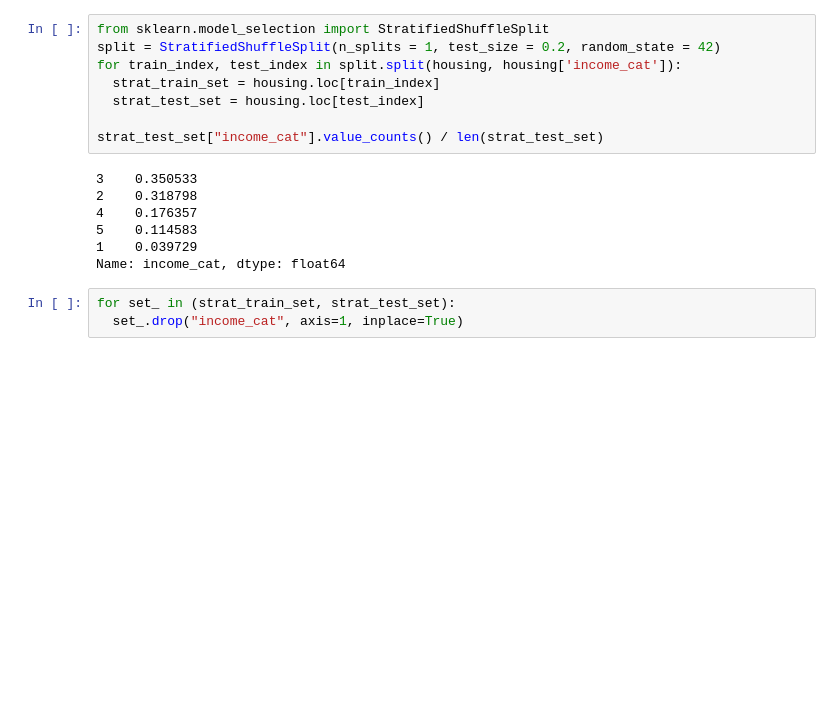
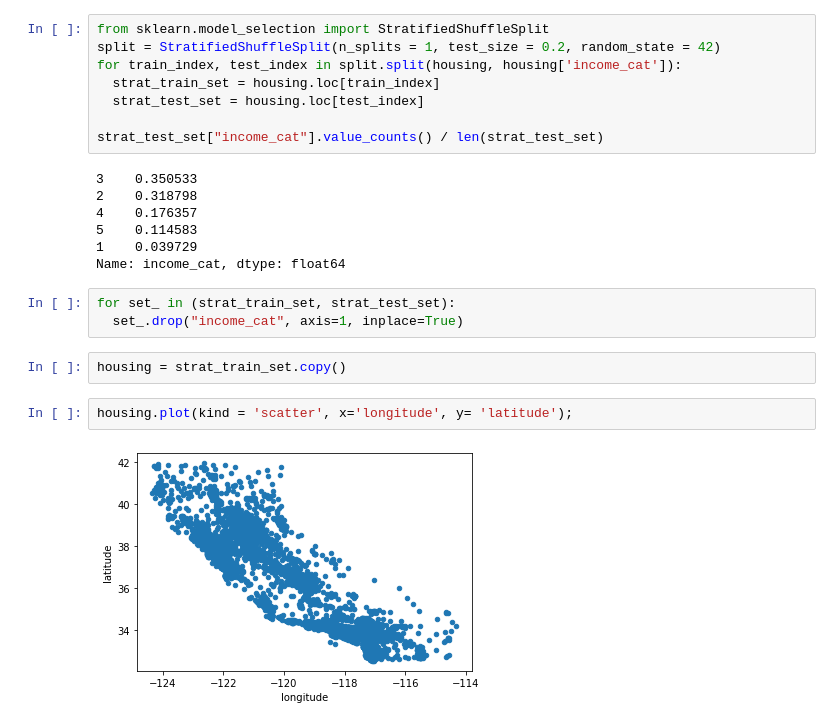
Before and after one commit to KazumaShachou/MachineLearningAndDeepLeaning, a Jupyter notebook: Machine_Learning.ipynb, the cells around one changed output. Drawn from its saved outputs; the diff is of its cells as text; blank space fills up the shorter version.

```diff
--- a/Machine_Learning.ipynb
+++ b/Machine_Learning.ipynb
@@ -198,3 +198,9 @@ Name: income_cat, dtype: float64
 # %%
 for set_ in (strat_train_set, strat_test_set):
   set_.drop("income_cat", axis=1, inplace=True)
+# %%
+housing = strat_train_set.copy()
+# %%
+housing.plot(kind = 'scatter', x='longitude', y= 'latitude');
+# %% [output]
+[figure, added]
```
Also changed, not shown: parts of 5 cells of this notebook.
